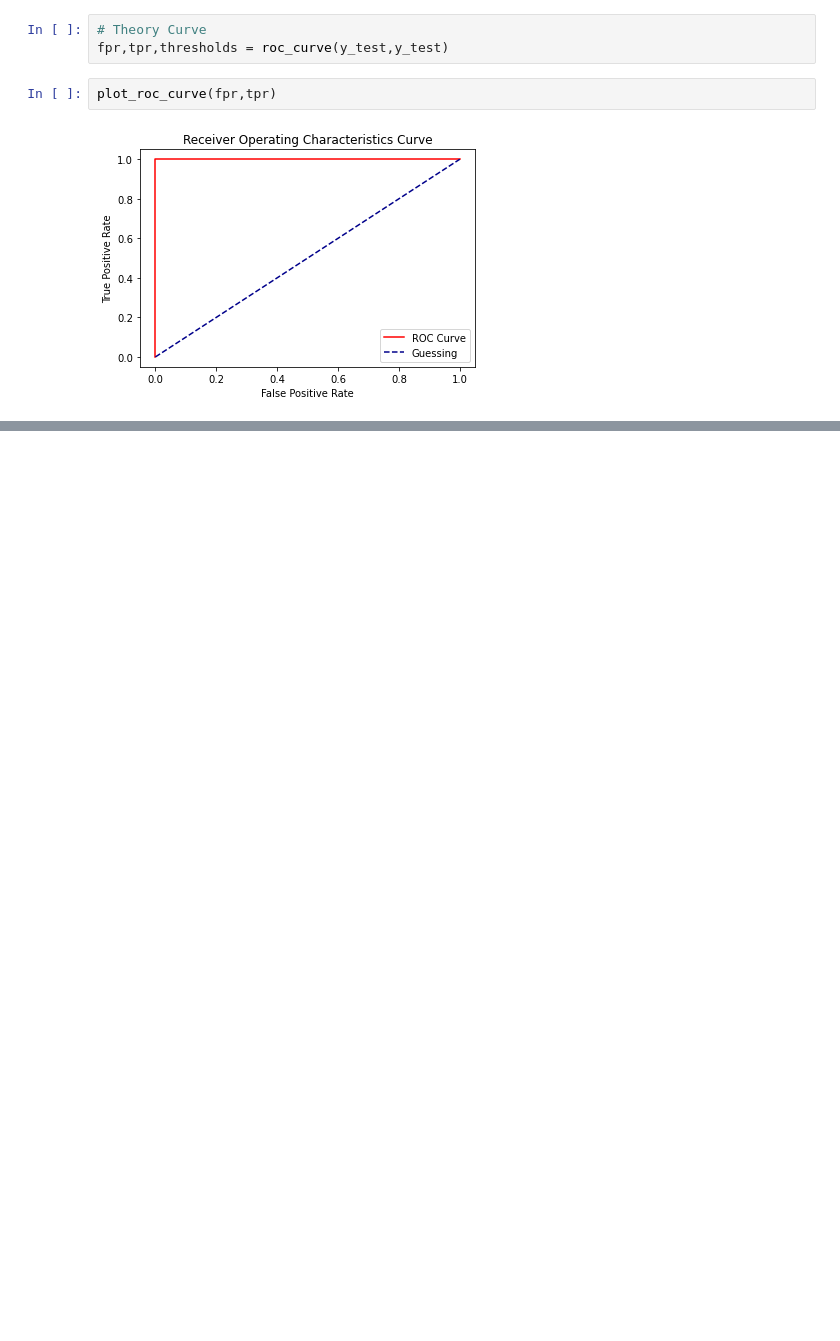
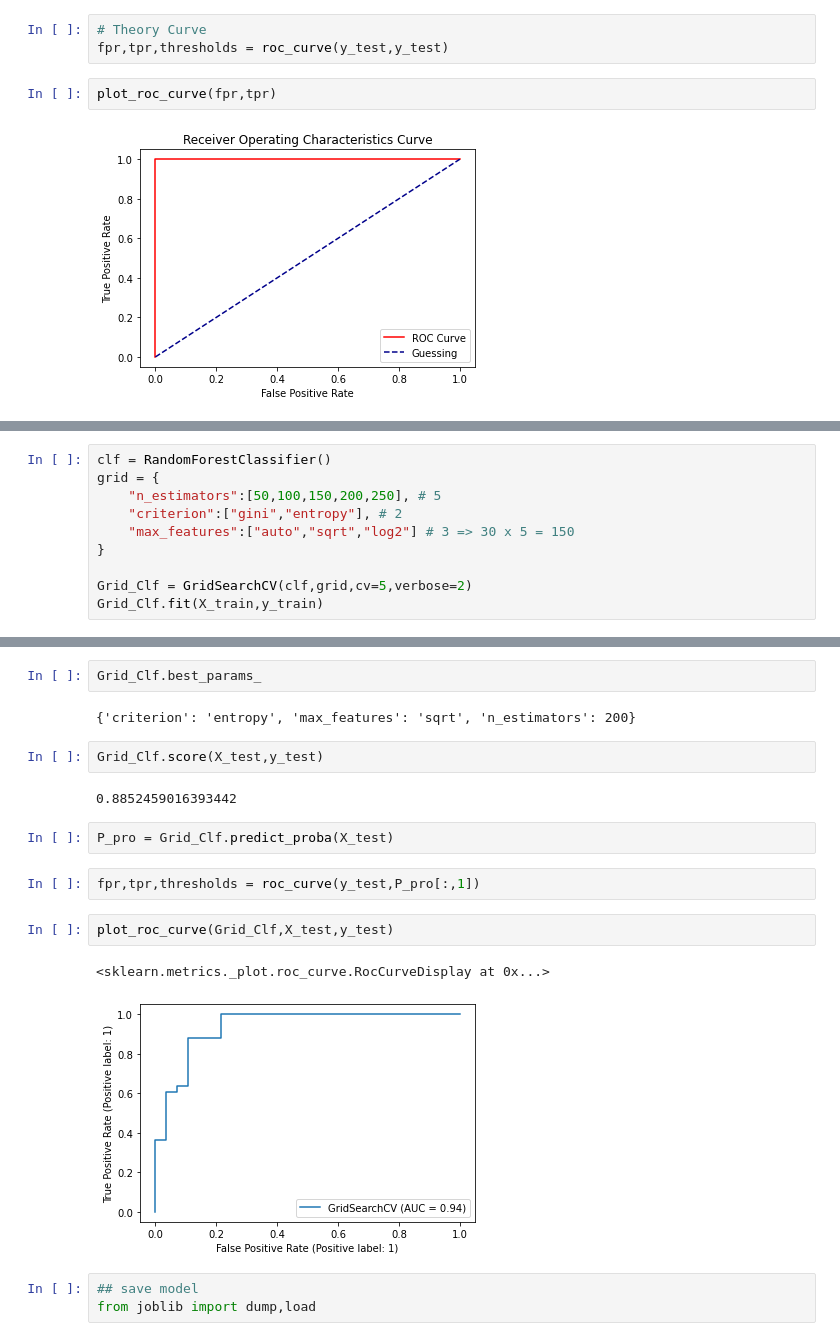
Before and after one commit to mgsainyinyitun/machine_learning, a Jupyter notebook: Classification_Problem.ipynb, the cells around one changed output, grey strips where cells are left out. Saved outputs shown, nothing was run; the diff lists cells and outputs as text; blank space fills up the shorter version.

```diff
--- a/Classification_Problem.ipynb
+++ b/Classification_Problem.ipynb
@@ -142,0 +146,10 @@ plot_precision_recall_curve(rf_clf,X,y)
+# %%
+clf = RandomForestClassifier()
+grid = {
+    "n_estimators":[50,100,150,200,250], # 5
+    "criterion":["gini","entropy"], # 2
+    "max_features":["auto","sqrt","log2"] # 3 => 30 x 5 = 150
+}
+
+Grid_Clf = GridSearchCV(clf,grid,cv=5,verbose=2)
+Grid_Clf.fit(X_train,y_train)
@@ -142,0 +179,20 @@ plot_precision_recall_curve(rf_clf,X,y)
+# %%
+Grid_Clf.best_params_
+# %% [output]
+{'criterion': 'entropy', 'max_features': 'sqrt', 'n_estimators': 200}
+# %%
+Grid_Clf.score(X_test,y_test)
+# %% [output]
+0.8852459016393442
+# %%
+P_pro = Grid_Clf.predict_proba(X_test)
+# %%
+fpr,tpr,thresholds = roc_curve(y_test,P_pro[:,1])
+# %%
+plot_roc_curve(Grid_Clf,X_test,y_test)
+# %% [output]
+<sklearn.metrics._plot.roc_curve.RocCurveDisplay at 0x...>
+[figure, added]
+# %%
+## save model
+from joblib import dump,load
```
Also changed, not shown: parts of 17 cells of this notebook, 2 other files.
